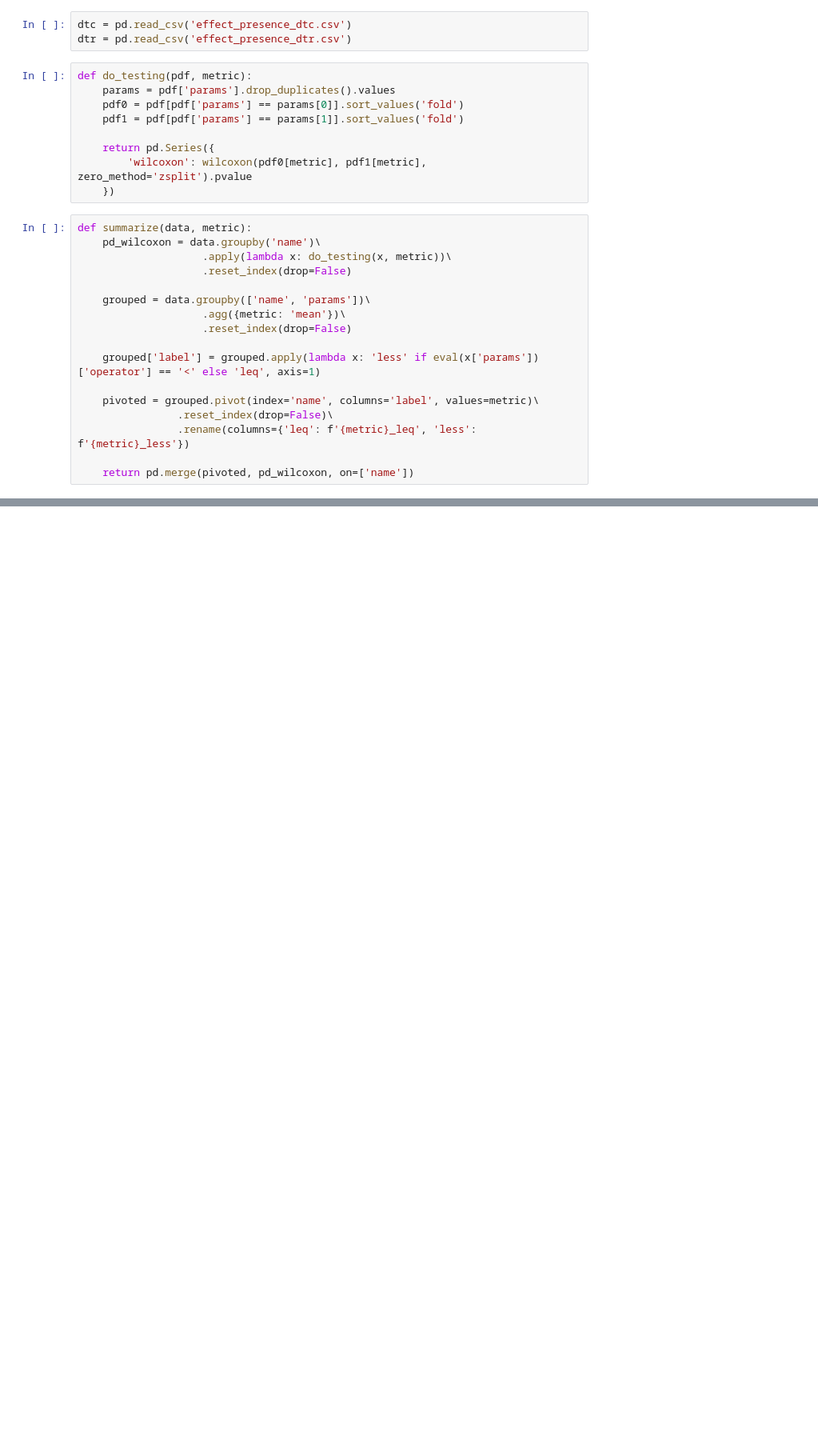
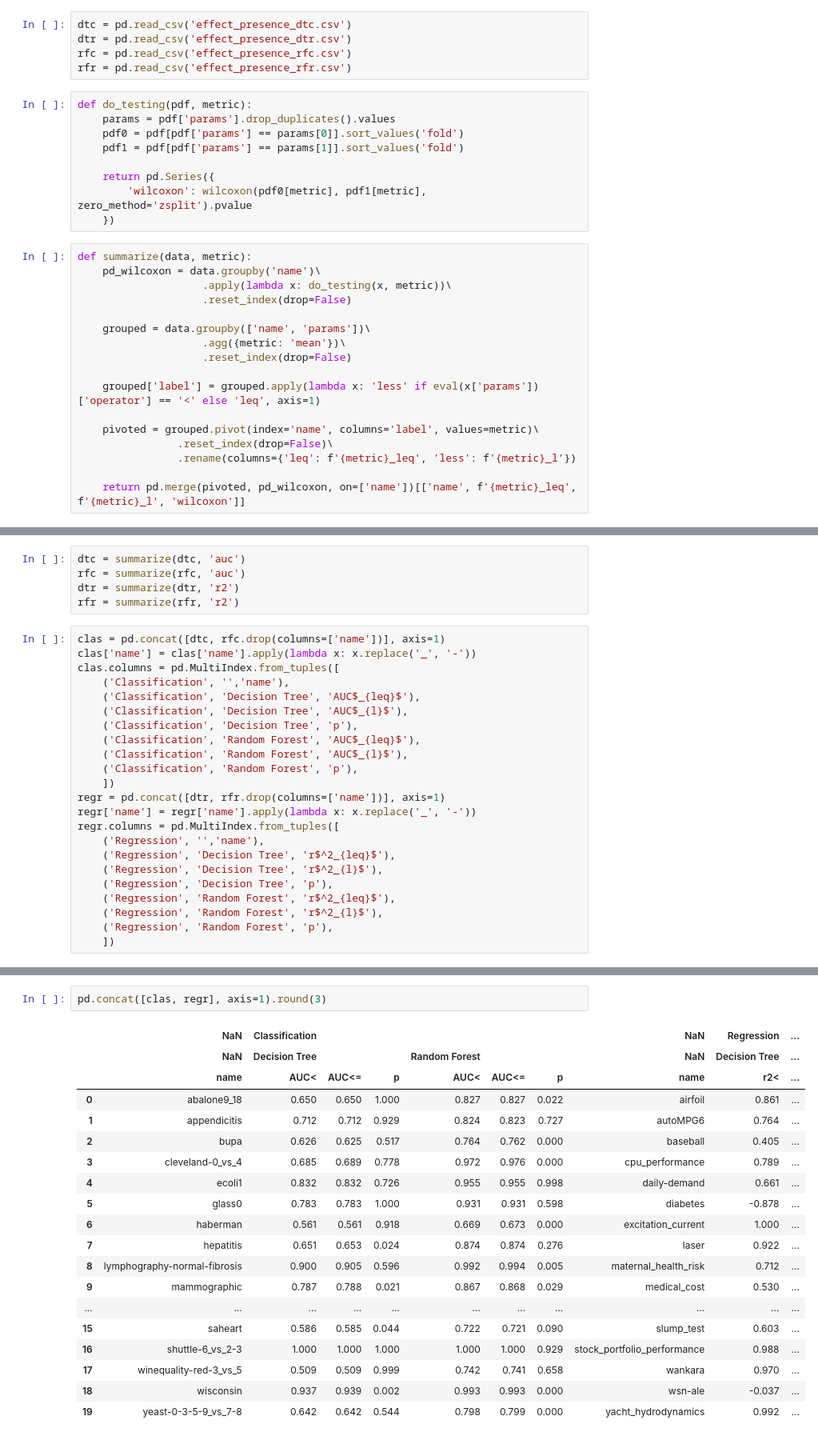
Before and after one commit to gykovacs/conditioning_bias, a Jupyter notebook: notebooks/paper/003-effect-size-analysis.ipynb, the cells around one changed output, grey strips where cells are left out. Shown at 80% size. Saved outputs shown, nothing was run; the diff lists cells and outputs as text; blank space fills up the shorter version.

```diff
--- a/notebooks/paper/003-effect-size-analysis.ipynb
+++ b/notebooks/paper/003-effect-size-analysis.ipynb
@@ -5,6 +5,8 @@ from scipy.stats import wilcoxon
 # %%
 dtc = pd.read_csv('effect_presence_dtc.csv')
 dtr = pd.read_csv('effect_presence_dtr.csv')
+rfc = pd.read_csv('effect_presence_rfc.csv')
+rfr = pd.read_csv('effect_presence_rfr.csv')
 # %%
 def do_testing(pdf, metric):
     params = pdf['params'].drop_duplicates().values
@@ -28,6 +30,6 @@ def summarize(data, metric):
 
     pivoted = grouped.pivot(index='name', columns='label', values=metric)\
                 .reset_index(drop=False)\
-                .rename(columns={'leq': f'{metric}_leq', 'less': f'{metric}_less'})
+                .rename(columns={'leq': f'{metric}_leq', 'less': f'{metric}_l'})
 
-    return pd.merge(pivoted, pd_wilcoxon, on=['name'])
+    return pd.merge(pivoted, pd_wilcoxon, on=['name'])[['name', f'{metric}_leq', f'{metric}_l', 'wilcoxon']]
@@ -73,0 +36,28 @@ summarize(dtr, 'r2')
+# %%
+dtc = summarize(dtc, 'auc')
+rfc = summarize(rfc, 'auc')
+dtr = summarize(dtr, 'r2')
+rfr = summarize(rfr, 'r2')
+# %%
+clas = pd.concat([dtc, rfc.drop(columns=['name'])], axis=1)
+clas['name'] = clas['name'].apply(lambda x: x.replace('_', '-'))
+clas.columns = pd.MultiIndex.from_tuples([
+    ('Classification', '','name'),
+    ('Classification', 'Decision Tree', 'AUC$_{leq}$'),
+    ('Classification', 'Decision Tree', 'AUC$_{l}$'),
+    ('Classification', 'Decision Tree', 'p'),
+    ('Classification', 'Random Forest', 'AUC$_{leq}$'),
+    ('Classification', 'Random Forest', 'AUC$_{l}$'),
+    ('Classification', 'Random Forest', 'p'),
+    ])
+regr = pd.concat([dtr, rfr.drop(columns=['name'])], axis=1)
+regr['name'] = regr['name'].apply(lambda x: x.replace('_', '-'))
+regr.columns = pd.MultiIndex.from_tuples([
+    ('Regression', '','name'),
+    ('Regression', 'Decision Tree', 'r$^2_{leq}$'),
+    ('Regression', 'Decision Tree', 'r$^2_{l}$'),
+    ('Regression', 'Decision Tree', 'p'),
+    ('Regression', 'Random Forest', 'r$^2_{leq}$'),
+    ('Regression', 'Random Forest', 'r$^2_{l}$'),
+    ('Regression', 'Random Forest', 'p'),
+    ])
@@ -73,0 +160,22 @@ summarize(dtr, 'r2')
+# %%
+pd.concat([clas, regr], axis=1).round(3)
+# %% [output]
+|  | NaN | Classification |  |  |  |  |  | NaN | Regression | ... |
+|  | NaN | Decision Tree |  |  | Random Forest |  |  | NaN | Decision Tree | ... |
+|  | name | AUC< | AUC<= | p | AUC< | AUC<= | p | name | r2< | ... |
+| 0 | abalone9_18 | 0.650 | 0.650 | 1.000 | 0.827 | 0.827 | 0.022 | airfoil | 0.861 | ... |
+| 1 | appendicitis | 0.712 | 0.712 | 0.929 | 0.824 | 0.823 | 0.727 | autoMPG6 | 0.764 | ... |
+| 2 | bupa | 0.626 | 0.625 | 0.517 | 0.764 | 0.762 | 0.000 | baseball | 0.405 | ... |
+| 3 | cleveland-0_vs_4 | 0.685 | 0.689 | 0.778 | 0.972 | 0.976 | 0.000 | cpu_performance | 0.789 | ... |
+| 4 | ecoli1 | 0.832 | 0.832 | 0.726 | 0.955 | 0.955 | 0.998 | daily-demand | 0.661 | ... |
+| 5 | glass0 | 0.783 | 0.783 | 1.000 | 0.931 | 0.931 | 0.598 | diabetes | -0.878 | ... |
+| 6 | haberman | 0.561 | 0.561 | 0.918 | 0.669 | 0.673 | 0.000 | excitation_current | 1.000 | ... |
+| 7 | hepatitis | 0.651 | 0.653 | 0.024 | 0.874 | 0.874 | 0.276 | laser | 0.922 | ... |
+| 8 | lymphography-normal-fibrosis | 0.900 | 0.905 | 0.596 | 0.992 | 0.994 | 0.005 | maternal_health_risk | 0.712 | ... |
+| 9 | mammographic | 0.787 | 0.788 | 0.021 | 0.867 | 0.868 | 0.029 | medical_cost | 0.530 | ... |
+| ... | ... | ... | ... | ... | ... | ... | ... | ... | ... | ... |
+| 15 | saheart | 0.586 | 0.585 | 0.044 | 0.722 | 0.721 | 0.090 | slump_test | 0.603 | ... |
+| 16 | shuttle-6_vs_2-3 | 1.000 | 1.000 | 1.000 | 1.000 | 1.000 | 0.929 | stock_portfolio_performance | 0.988 | ... |
+| 17 | winequality-red-3_vs_5 | 0.509 | 0.509 | 0.999 | 0.742 | 0.741 | 0.658 | wankara | 0.970 | ... |
+| 18 | wisconsin | 0.937 | 0.939 | 0.002 | 0.993 | 0.993 | 0.000 | wsn-ale | -0.037 | ... |
+| 19 | yeast-0-3-5-9_vs_7-8 | 0.642 | 0.642 | 0.544 | 0.798 | 0.799 | 0.000 | yacht_hydrodynamics | 0.992 | ... |
```
Also changed, not shown: parts of 12 cells of this notebook, 20 other files.
